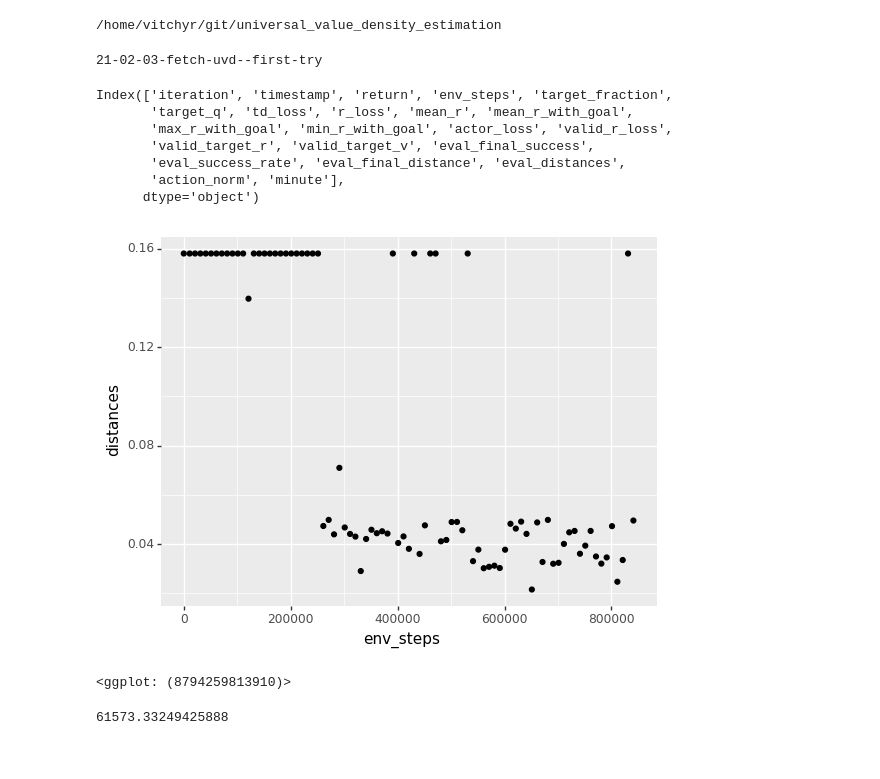
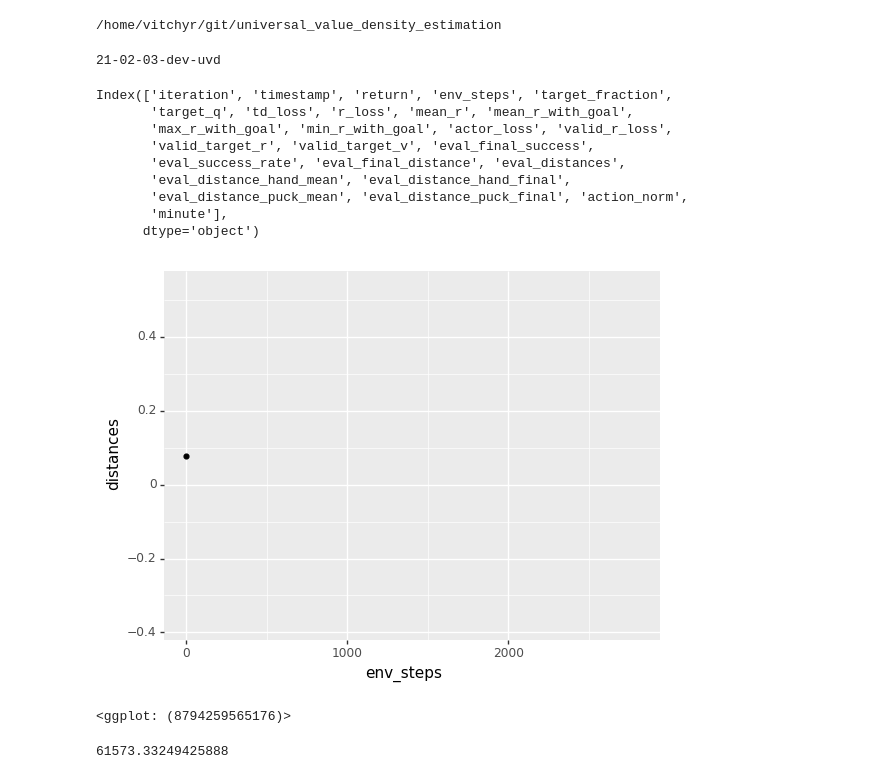
Before and after one commit to vitchyr/universal_value_density_estimation, a Jupyter notebook: notebooks/uvd_report-Copy1.ipynb, the cells around one changed output. Drawn from its saved outputs; the diff is of its cells as text; code cells hidden in the pictures.

```diff
--- a/notebooks/uvd_report-Copy1.ipynb
+++ b/notebooks/uvd_report-Copy1.ipynb
@@ -7,11 +7,12 @@ from workflow.plotting import *
 # %%
 import plotnine as gg
 # %%
-experiment = Experiment(1, '/home/vitchyr/mnt2/log2/21-02-03-fetch-uvd--first-try/')
+# experiment = Experiment(1, '/home/vitchyr/mnt2/log2/21-02-03-fetch-uvd--first-try/')
+experiment = Experiment(41, '/home/vitchyr/mnt2/log2/21-02-03-dev-uvd/')
 df = experiment.record()
 experiment
 # %% [output]
-21-02-03-fetch-uvd--first-try
+21-02-03-dev-uvd
 # %%
 df.columns
 # %% [output]
@@ -20,18 +21,20 @@ Index(['iteration', 'timestamp', 'return', 'env_steps', 'target_fraction',
        'max_r_with_goal', 'min_r_with_goal', 'actor_loss', 'valid_r_loss',
        'valid_target_r', 'valid_target_v', 'eval_final_success',
        'eval_success_rate', 'eval_final_distance', 'eval_distances',
-       'action_norm', 'minute'],
+       'eval_distance_hand_mean', 'eval_distance_hand_final',
+       'eval_distance_puck_mean', 'eval_distance_puck_final', 'action_norm',
+       'minute'],
       dtype='object')
 # %%
-df['distances'] = df['eval_final_distance']
+df['distances'] = df['eval_distance_hand_mean']
 p = (gg.ggplot(df)
      + gg.aes(x='env_steps', y='distances')
     + gg.geom_point()
 )
 p
 # %% [output]
-[figure, old version]
+[figure, new version]
-<ggplot: (8794259813910)>
+<ggplot: (8794259565176)>
 # %%
 df['timestamp'].max() - df['timestamp'].min()
 # %% [output]
```
